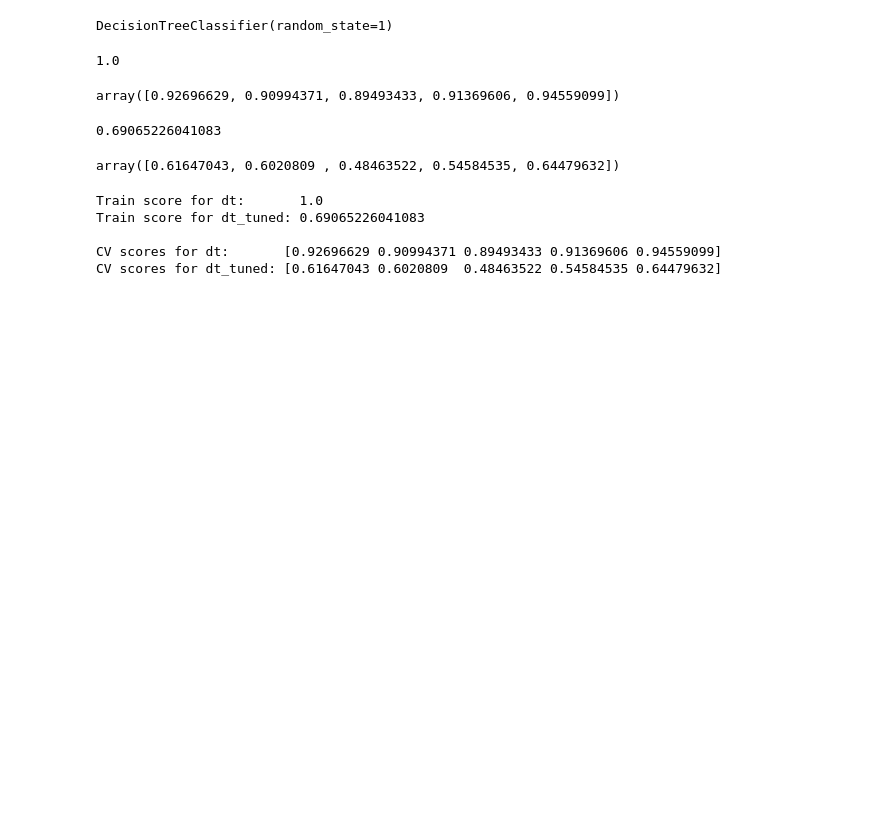
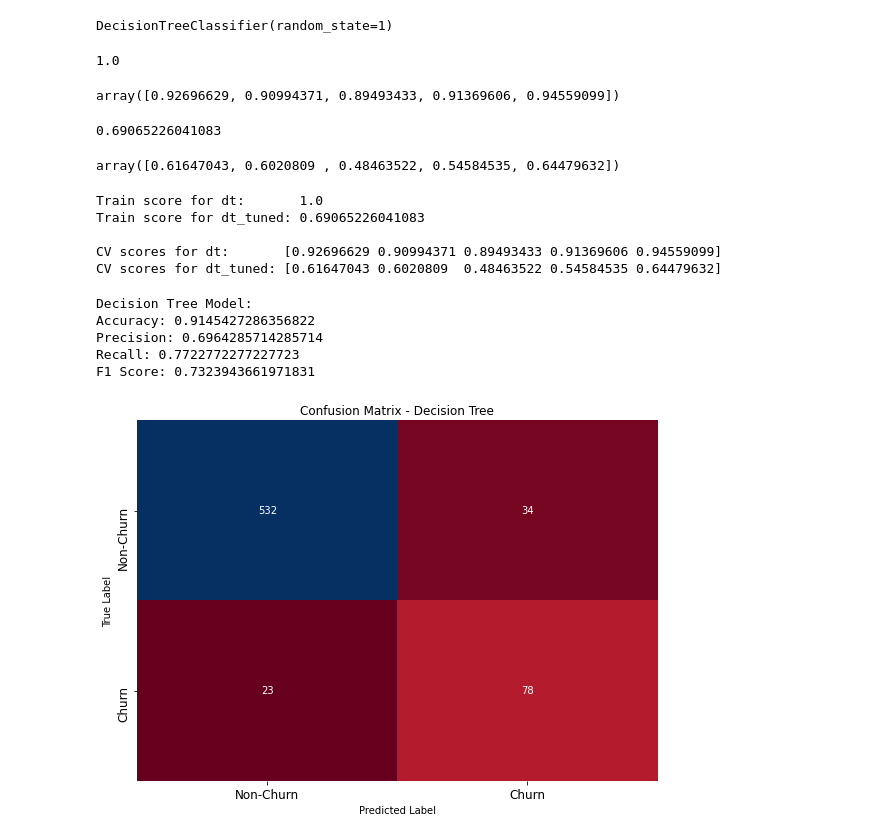
Before and after one commit to aritamichael/Phase_3_final_project, a Jupyter notebook: index.ipynb, the cells around one changed output. Cells and saved outputs as stored; diff of their text form; code cells hidden in the pictures; blank space fills up the shorter version.

Commit message:
decision tress modelling confusion matrix visualization

```diff
--- a/index.ipynb
+++ b/index.ipynb
@@ -555,3 +555,37 @@ Train score for dt_tuned: 0.69065226041083
 
 CV scores for dt:       [0.92696629 0.90994371 0.89493433 0.91369606 0.94559099]
 CV scores for dt_tuned: [0.61647043 0.6020809  0.48463522 0.54584535 0.64479632]
+# %%
+# Generating Predictions using the test set data
+dt_pred = dt.predict(X_test)
+
+# Evaluating Performance metrics of the Model Predictions on the test set data
+print("\nDecision Tree Model:")
+print("Accuracy:", accuracy_score(y_test, dt_pred))
+print("Precision:", precision_score(y_test, dt_pred, pos_label='1' ))
+print("Recall:", recall_score(y_test, dt_pred, pos_label='1'))
+print("F1 Score:", f1_score(y_test, dt_pred, pos_label='1'))
+# %% [output]
+Decision Tree Model:
+Accuracy: 0.9145427286356822
+Precision: 0.6964285714285714
+Recall: 0.7722772277227723
+F1 Score: 0.7323943661971831
+# %%
+# Vizualization of the confusion matrix
+conf_matrix = confusion_matrix(y_test, dt_pred)
+
+# Plot the confusion matrix
+plt.figure(figsize=(8, 6))
+sns.heatmap(conf_matrix, annot=True, fmt='d', cmap='RdBu', cbar=False)
+plt.title('Confusion Matrix - Decision Tree')
+plt.xlabel('Predicted Label')
+plt.ylabel('True Label')
+plt.xticks(ticks=[0.5, 1.5], labels=['Non-Churn', 'Churn'], fontsize=12)
+plt.yticks(ticks=[0.5, 1.5], labels=['Non-Churn', 'Churn'] , fontsize=12)
+
+plt.tight_layout()
+
+plt.show()
+# %% [output]
+[figure, added]
```
